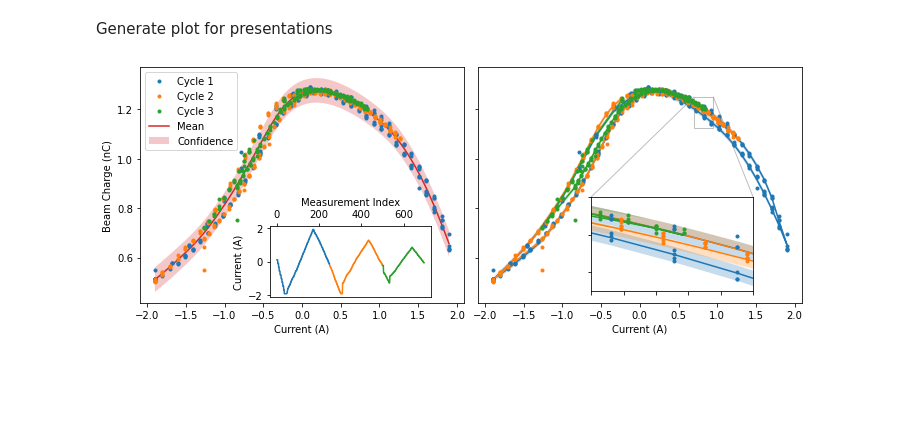
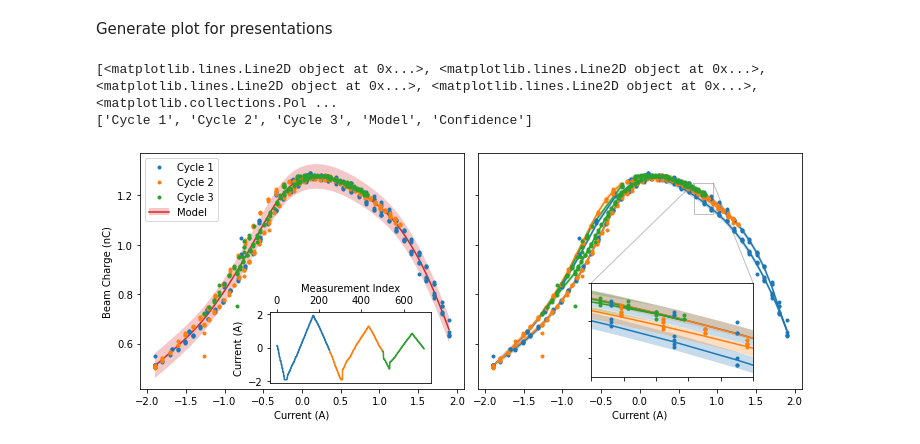
Before and after one commit to roussel-ryan/diff_hysteresis, a Jupyter notebook: fitting/aps/experiment.ipynb, the cells around one changed output. Saved outputs shown, nothing was run; the diff lists cells and outputs as text; code cells hidden in the pictures; blank space fills up the shorter version.

```diff
--- a/fitting/aps/experiment.ipynb
+++ b/fitting/aps/experiment.ipynb
@@ -221,33 +263,39 @@ ax.indicate_inset_zoom(axins)
 
 test_x = torch.linspace(*model.hysteresis_models[0].valid_domain,100).double()
 with torch.no_grad():
     gp_post = gp.likelihood(gp(test_x))
     gp_mean = gp_post.mean
     gp_l, gp_u = gp_post.confidence_region()
 
-ax2.plot(test_x, gp_mean,'C3', label='Mean')
+ax2.plot(test_x, gp_mean,'C3', label='Model')
 ax2.fill_between(test_x, gp_l, gp_u, alpha=0.25,fc='C3',label='Confidence')
-ax2.legend()
+
+handles, labels = ax2.get_legend_handles_labels()
+new_handles = [*handles[:-2],(handles[-2], handles[-1])]
+new_labels = labels[:-1]
+ax2.legend(new_handles, new_labels)
 
 ax.set_xlabel('Current (A)')
 ax2.set_ylabel('Beam Charge (nC)')
 ax2.set_xlabel('Current (A)')
 fig.tight_layout()
 
 axins2 = ax2.inset_axes([0.4,0.025,0.5, 0.3])
 axins2.set_ylabel('Current (A)')
 axins2.set_xlabel('Measurement Index')
 axins2.xaxis.tick_top()
 axins2.xaxis.set_label_position('top')
 
 step = np.arange(len(beam_charge_full))
 
 for i in range(len(cycle_indicies) - 1):
     axins2.plot(step[cycle_indicies[i]:cycle_indicies[i+1]],
         beam_charge_full[cycle_indicies[i]:cycle_indicies[i+1]].T[0],c=f'C{i}')
 
 
 
 #fig.savefig('experimental_modeling_presentation.png', dpi=300)
 # %% [output]
+[<matplotlib.lines.Line2D object at 0x...>, <matplotlib.lines.Line2D object at 0x...>, <matplotlib.lines.Line2D object at 0x...>, <matplotlib.lines.Line2D object at 0x...>, <matplotlib.collections.Pol ...
+['Cycle 1', 'Cycle 2', 'Cycle 3', 'Model', 'Confidence']
-[figure, old version]
+[figure, new version]
```
Also changed, not shown: parts of 2 cells of this notebook, 11 other files.
